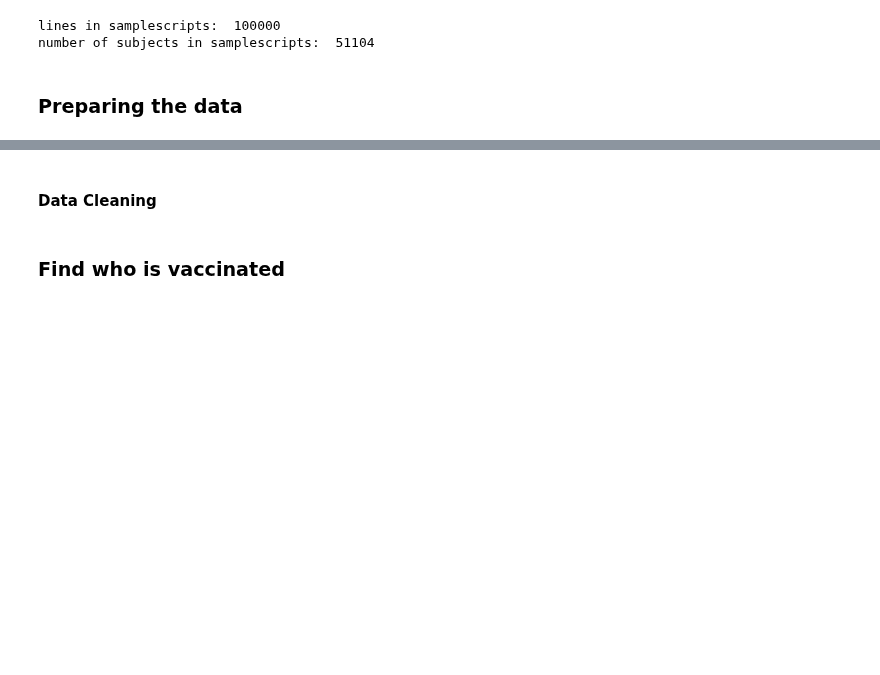
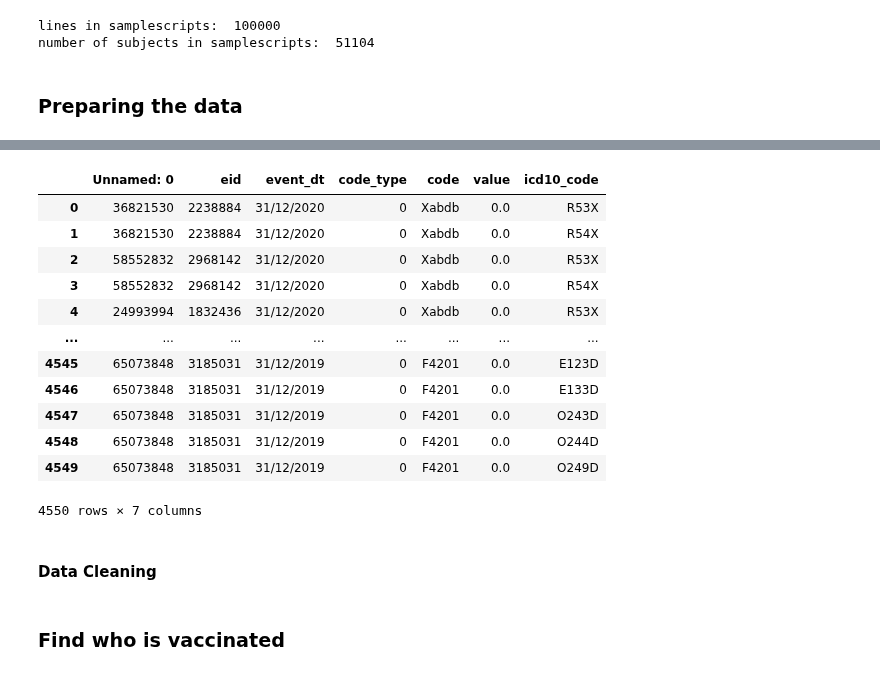
Before and after one commit to MonicaMueller/big-data-final-project, a Jupyter notebook: Project_vaccine_comorbidities.ipynb, the cells around one changed output, grey strips where cells are left out. Saved outputs shown, nothing was run; the diff lists cells and outputs as text; code cells hidden in the pictures; blank space fills up the shorter version.

Commit message:
Adding column with IC10 categories to clinical dataset for simpler analysis later on

```diff
--- a/Project_vaccine_comorbidities.ipynb
+++ b/Project_vaccine_comorbidities.ipynb
@@ -123,3 +134,20 @@ number of subjects in samplescripts:  51104
+# %%
+clinical_ic10 = pd.merge(clinical, GPic10_1, how='inner', on='code')
+clinical_ic10
+# %% [output]
+|  | Unnamed: 0 | eid | event_dt | code_type | code | value | icd10_code |
+| 0 | 36821530 | 2238884 | 31/12/2020 | 0 | Xabdb | 0.0 | R53X |
+| 1 | 36821530 | 2238884 | 31/12/2020 | 0 | Xabdb | 0.0 | R54X |
+| 2 | 58552832 | 2968142 | 31/12/2020 | 0 | Xabdb | 0.0 | R53X |
+| 3 | 58552832 | 2968142 | 31/12/2020 | 0 | Xabdb | 0.0 | R54X |
+| 4 | 24993994 | 1832436 | 31/12/2020 | 0 | Xabdb | 0.0 | R53X |
+| ... | ... | ... | ... | ... | ... | ... | ... |
+| 4545 | 65073848 | 3185031 | 31/12/2019 | 0 | F4201 | 0.0 | E123D |
+| 4546 | 65073848 | 3185031 | 31/12/2019 | 0 | F4201 | 0.0 | E133D |
+| 4547 | 65073848 | 3185031 | 31/12/2019 | 0 | F4201 | 0.0 | O243D |
+| 4548 | 65073848 | 3185031 | 31/12/2019 | 0 | F4201 | 0.0 | O244D |
+| 4549 | 65073848 | 3185031 | 31/12/2019 | 0 | F4201 | 0.0 | O249D |
+4550 rows × 7 columns
 # %% [markdown]
 #### Data Cleaning
 # %%
```
Also changed, not shown: parts of 4 cells of this notebook.
